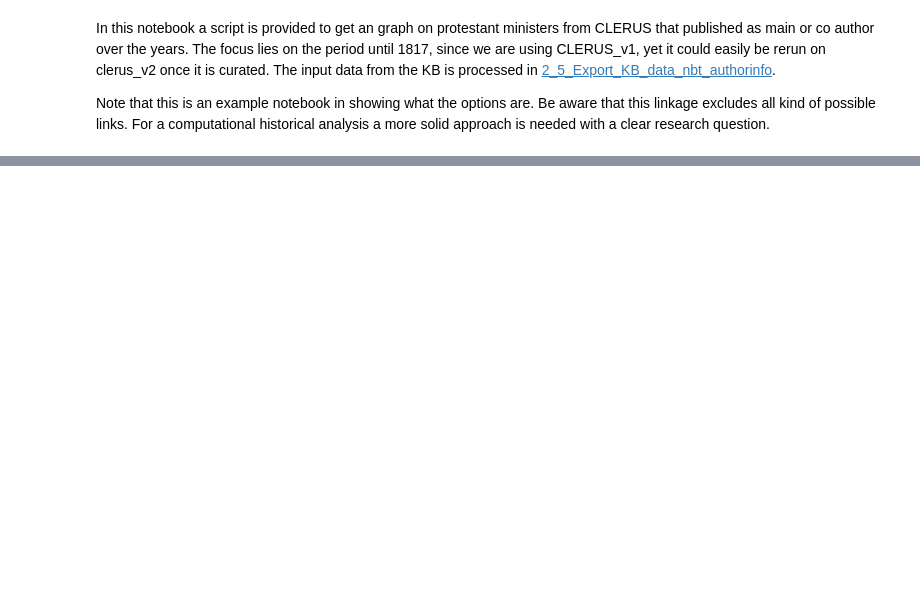
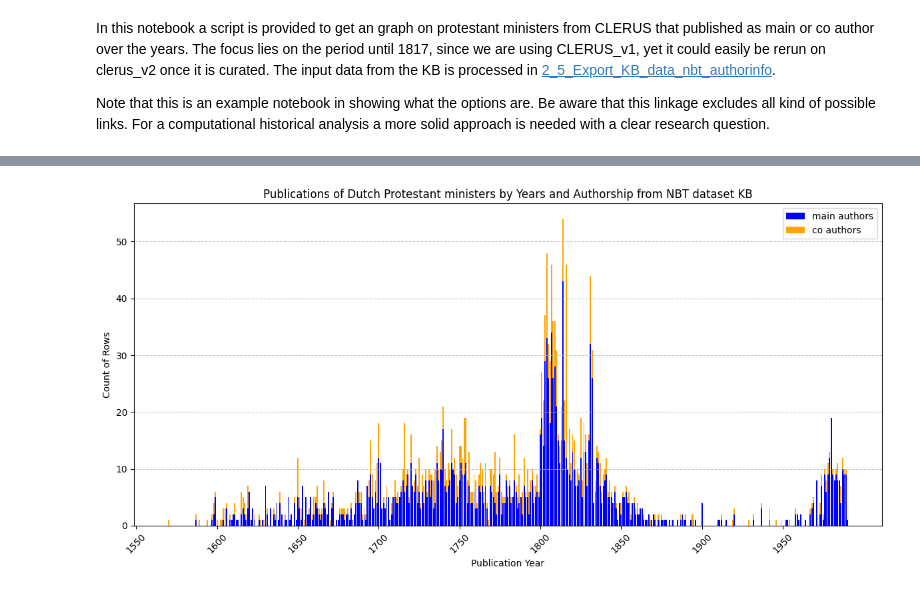
Before and after one commit to DigiDuRe/DigiDuRe, a Jupyter notebook: 3_Data_Analysis/3_2_clerus_kb.ipynb, the cells around one changed output, grey strips where cells are left out. Saved outputs shown, nothing was run; the diff lists cells and outputs as text; code cells hidden in the pictures; blank space fills up the shorter version.

```diff
--- a/3_Data_Analysis/3_2_clerus_kb.ipynb
+++ b/3_Data_Analysis/3_2_clerus_kb.ipynb
@@ -60,10 +60,6 @@ book_info = pd.read_csv(book_info_path, sep=';', encoding='utf-8')
 pd.set_option('display.max_columns', None)
 pd.set_option('display.max_rows', None)
 pd.set_option('display.max_colwidth', None)
-# %%
-authors = authors.head(250)
-co_authors = co_authors.head(250)
-book_info = book_info.head(250)
 # %%
 def split_name_column(row):
     if isinstance(row, str):
@@ -134,23 +141,25 @@ clerus_co_authors = clerus_co_authors.reindex(all_years, fill_value=0)
 # %%
 # Plot stacked bars
 plt.figure(figsize=(12, 6))
 bar_width = 0.8
 
 p1 = plt.bar(clerus_main_authors.index, clerus_main_authors.values, bar_width, label='main authors', color='blue')
 p2 = plt.bar(clerus_co_authors.index, clerus_co_authors.values, bar_width, bottom=clerus_main_authors.values, label='co authors', color='orange')
 
 plt.xlabel('Publication Year')
 plt.ylabel('Count of Rows')
-plt.title('Stacked Histogram of Publication Years by Authorship')
+plt.title('Publications of Dutch Protestant ministers by Years and Authorship from NBT dataset KB')
 plt.xticks(rotation=45)
 
 # Set the custom x-axis ticks
 custom_ticks = list(range(1550, 2000, 50))
 plt.gca().set_xticks(custom_ticks)
 
 plt.legend()
 plt.grid(axis='y', linestyle='--', alpha=0.7)
 plt.tight_layout()
 
 # Show plot
 plt.show()
+# %% [output]
+[figure, added]
```
Also changed, not shown: parts of 2 cells of this notebook.
